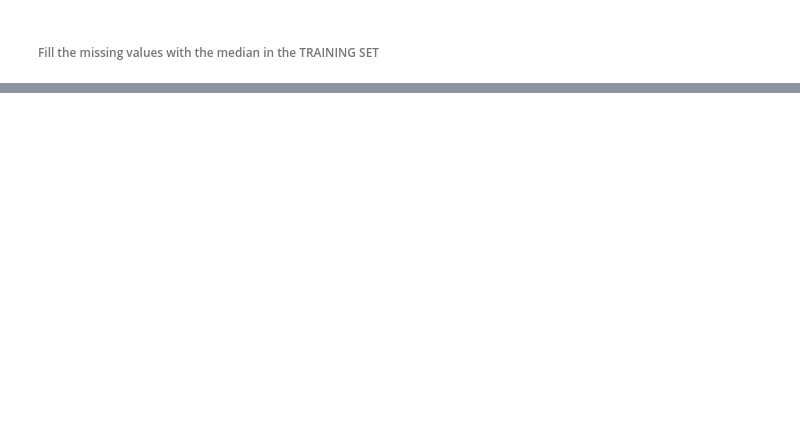
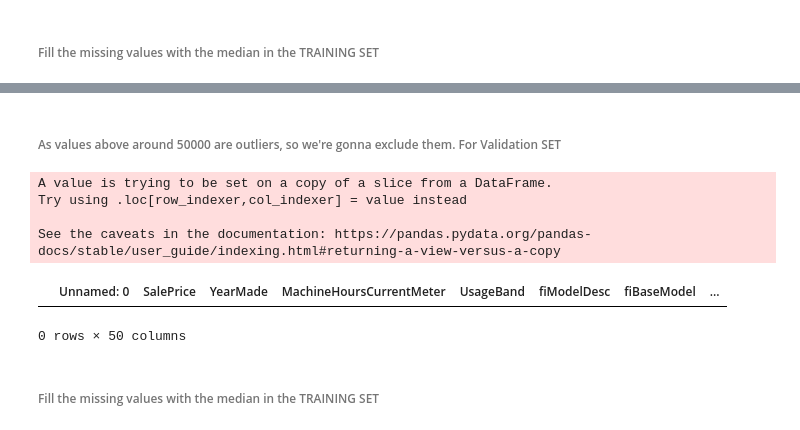
Before and after one commit to Ritsch1/Bulldozer-Prizing-Regression-Model, a Jupyter notebook: notebook/Bulldozer-Pricing-Regression-Model.ipynb, the cells around one changed output, grey strips where cells are left out. Drawn from its saved outputs; the diff is of its cells as text; code cells hidden in the pictures; blank space fills up the shorter version.

```diff
--- a/notebook/Bulldozer-Pricing-Regression-Model.ipynb
+++ b/notebook/Bulldozer-Pricing-Regression-Model.ipynb
@@ -430,0 +449,17 @@ df_temp_train["MachineHoursCurrentMeter"] = df_temp_train["MachineHoursCurrentMe
+# %% [markdown]
+###### As values above around 50000 are outliers, so we're gonna exclude them. For Validation SET
+# %%
+#first replace all zeros with NaN as they represent the same
+df_temp_valid["MachineHoursCurrentMeter"] = df_temp_valid["MachineHoursCurrentMeter"].replace(value=0.0, to_replace=np.NaN)
+#exclude values that are greater than 1000000 for the MachineHoursCurrentMeter
+df_temp_valid = df_temp_valid[df_temp_valid["MachineHoursCurrentMeter"] <= 1000000]
+df_temp_valid[df_temp_valid["MachineHoursCurrentMeter"] > 1000000]
+# %% [output]
+A value is trying to be set on a copy of a slice from a DataFrame.
+Try using .loc[row_indexer,col_indexer] = value instead
+
+See the caveats in the documentation: https://pandas.pydata.org/pandas-docs/stable/user_guide/indexing.html#returning-a-view-versus-a-copy
+|  | Unnamed: 0 | SalePrice | YearMade | MachineHoursCurrentMeter | UsageBand | fiModelDesc | fiBaseModel | ... |
+0 rows × 50 columns
+# %% [markdown]
+###### Fill the missing values with the median in the TRAINING SET
```
Also changed, not shown: parts of 16 cells of this notebook.
